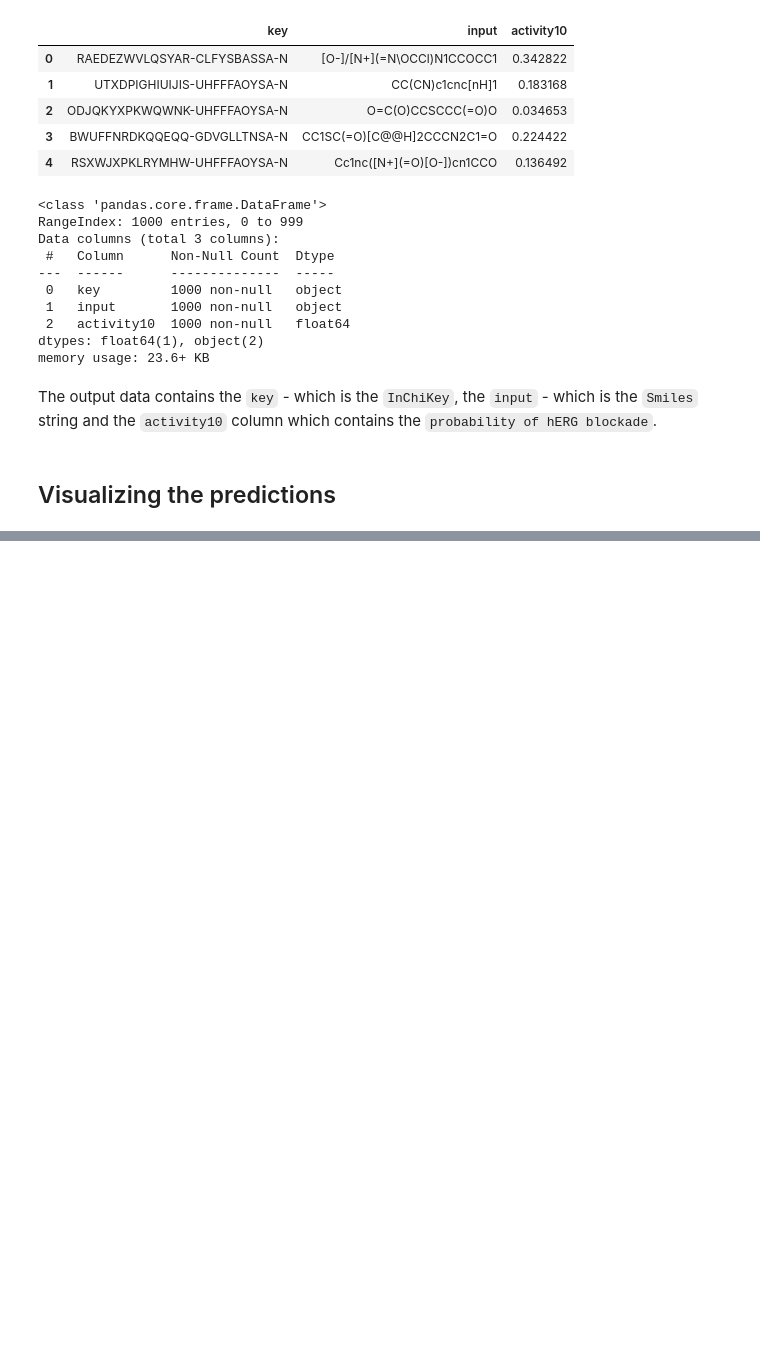
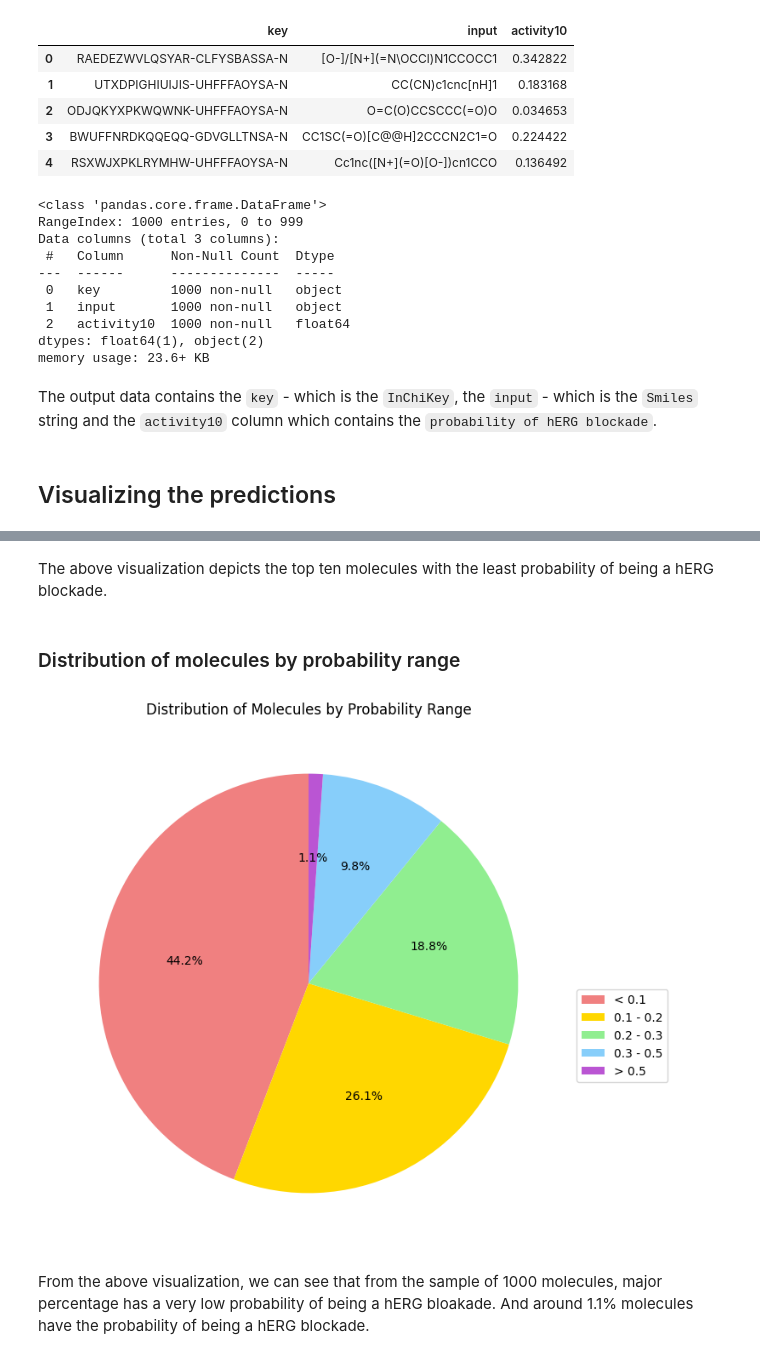
Before and after one commit to dubeyayushi/Contribution-Period-Ersilia, a Jupyter notebook: notebooks/model_bias (eos30gr).ipynb, the cells around one changed output, grey strips where cells are left out. Drawn from its saved outputs; the diff is of its cells as text; code cells hidden in the pictures; blank space fills up the shorter version.

```diff
--- a/notebooks/model_bias (eos30gr).ipynb
+++ b/notebooks/model_bias (eos30gr).ipynb
@@ -286,0 +315,27 @@ The output data contains the `key` - which is the `InChiKey`, the `input` - whic
+# %% [markdown]
+The above visualization depicts the top ten molecules with the least probability of being a hERG blockade.
+# %% [markdown]
+### Distribution of molecules by probability range
+# %%
+predictions_df['Probability Range'] = pd.cut(predictions_df['activity10'], bins=[-float('inf'), 0.1, 0.2, 0.3, 0.5, float('inf')],
+                                            labels=['< 0.1', '0.1 - 0.2', '0.2 - 0.3', '0.3 - 0.5', '> 0.5'])
+
+# Count the number of molecules in each probability range
+counts = predictions_df['Probability Range'].value_counts()
+
+# Define colors for each category
+colors = ['lightcoral', 'gold', 'lightgreen', 'lightskyblue', 'mediumorchid']
+
+# Create a pie chart
+plt.figure(figsize=(8, 8))
+plt.pie(counts, autopct='%1.1f%%', startangle=90, colors=colors)
+
+# Create a legend outside the pie chart
+plt.legend(labels=['< 0.1', '0.1 - 0.2', '0.2 - 0.3', '0.3 - 0.5', '> 0.5'], loc='upper left', bbox_to_anchor=(1, 0.5))
+
+plt.title('Distribution of Molecules by Probability Range')
+plt.show()
+# %% [output]
+[figure, added]
+# %% [markdown]
+From the above visualization, we can see that from the sample of 1000 molecules, major percentage has a very low probability of being a hERG bloakade. And around 1.1% molecules have the probability of being a hERG blockade.
```
Also changed, not shown: parts of 18 cells of this notebook.
